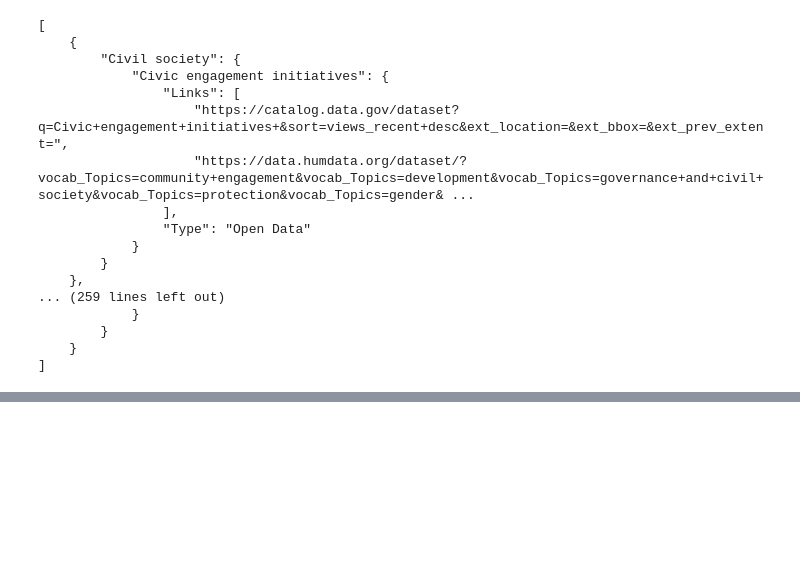
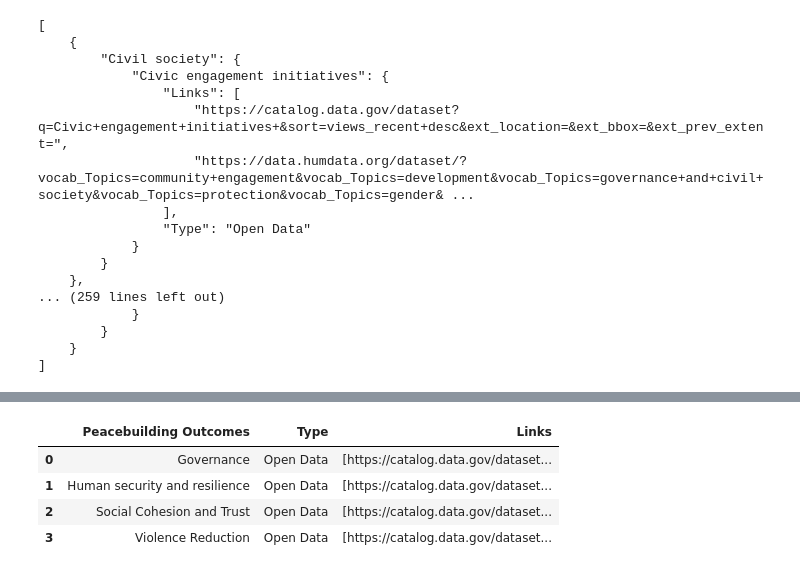
Before and after one commit to GW-DSSD/GIS4Peace, a Jupyter notebook: json_table.ipynb, the cells around one changed output, grey strips where cells are left out. Saved outputs shown, nothing was run; the diff lists cells and outputs as text; code cells hidden in the pictures; blank space fills up the shorter version.

```diff
--- a/json_table.ipynb
+++ b/json_table.ipynb
@@ -86,0 +99,9 @@ with open("./data/links.json", "w") as file:
+# %%
+df2 = df2.groupby(['Peacebuilding Outcomes','Type'])['Links'].apply(list).reset_index(name='Links')
+df2
+# %% [output]
+|  | Peacebuilding Outcomes | Type | Links |
+| 0 | Governance | Open Data | [https://catalog.data.gov/dataset... |
+| 1 | Human security and resilience | Open Data | [https://catalog.data.gov/dataset... |
+| 2 | Social Cohesion and Trust | Open Data | [https://catalog.data.gov/dataset... |
+| 3 | Violence Reduction | Open Data | [https://catalog.data.gov/dataset... |
```
Also changed, not shown: parts of 5 cells of this notebook, 1 other file.
